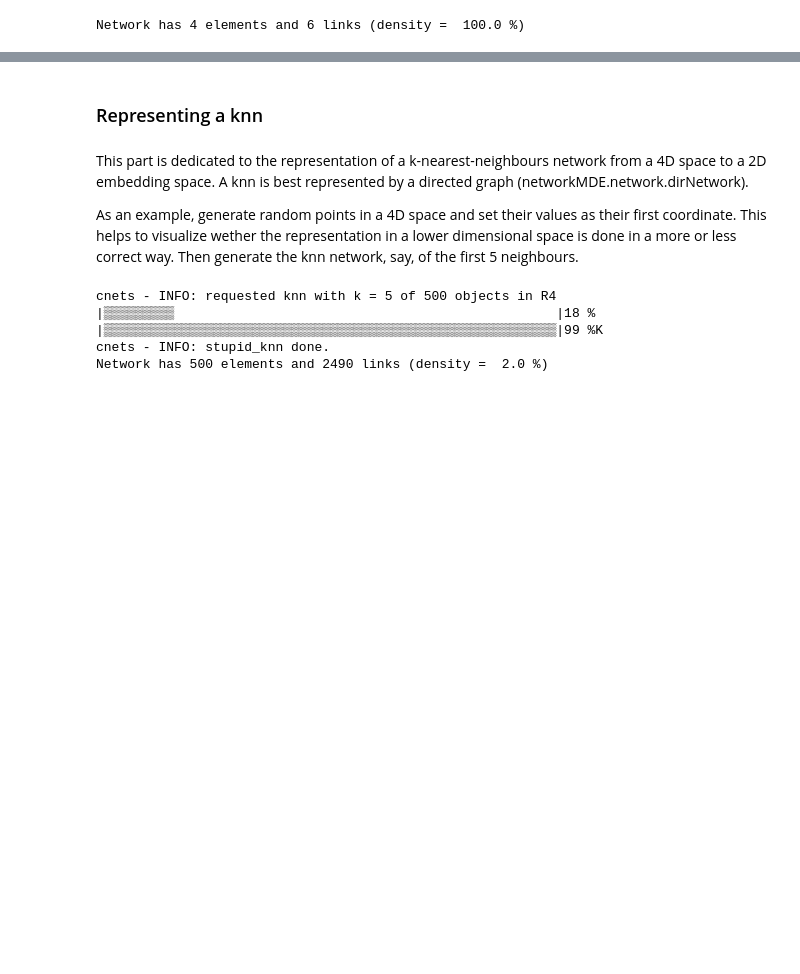
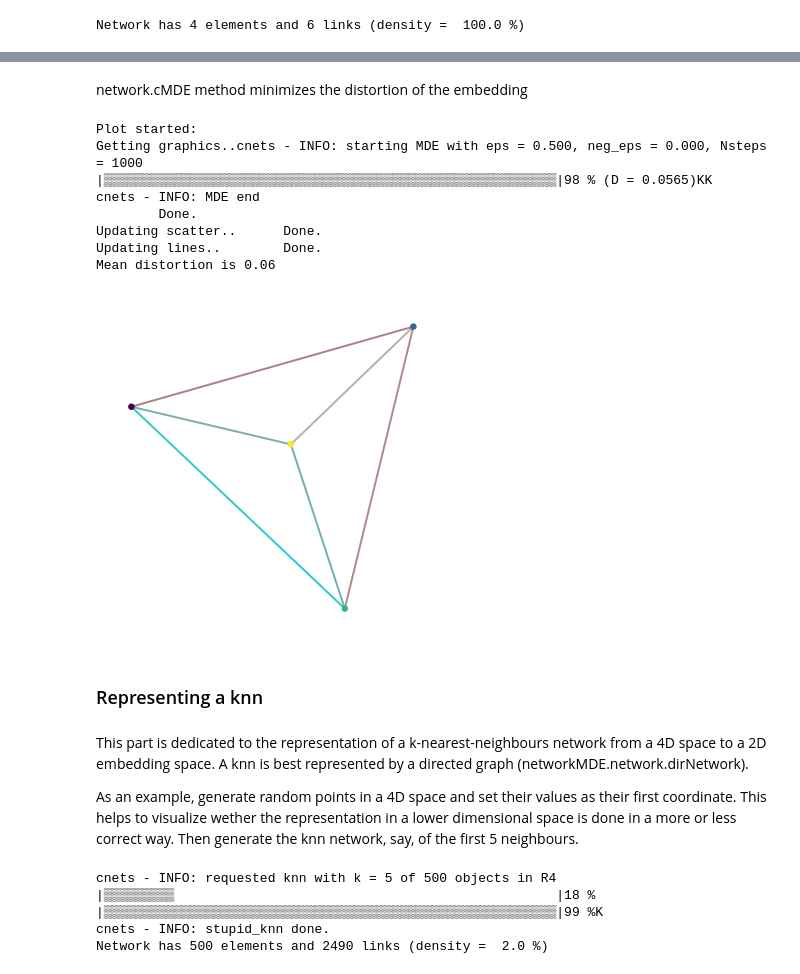
Before and after one commit to djanloo/netgross, a Jupyter notebook: Examples.ipynb, the cells around one changed output, grey strips where cells are left out. Saved outputs shown, nothing was run; the diff lists cells and outputs as text; code cells hidden in the pictures; blank space fills up the shorter version.

```diff
--- a/Examples.ipynb
+++ b/Examples.ipynb
@@ -51,3 +64,20 @@ cnets - INFO: Random initialization in R2...    Done.
+# %% [markdown]
+network.cMDE method minimizes the distortion of the embedding
+# %%
+tetragon.cMDE(0.5, 0.0, 1000)
+tetragon.distortion_activation()
+netplot.plot_net(tetragon)
+print(f"Mean distortion is {cnets.get_distortion():.2f}")
+# %% [output]
+Plot started:
+Getting graphics..cnets - INFO: starting MDE with eps = 0.500, neg_eps = 0.000, Nsteps = 1000
+|▒▒▒▒▒▒▒▒▒▒▒▒▒▒▒▒▒▒▒▒▒▒▒▒▒▒▒▒▒▒▒▒▒▒▒▒▒▒▒▒▒▒▒▒▒▒▒▒▒▒▒▒▒▒▒▒▒▒|98 % (D = 0.0565)KK
+cnets - INFO: MDE end
+        Done.
+Updating scatter..      Done.
+Updating lines..        Done.
+Mean distortion is 0.06
+[figure, added]
 # %% [markdown]
 ### Representing a knn
 # %% [markdown]
```
Also changed, not shown: parts of 7 cells of this notebook.
